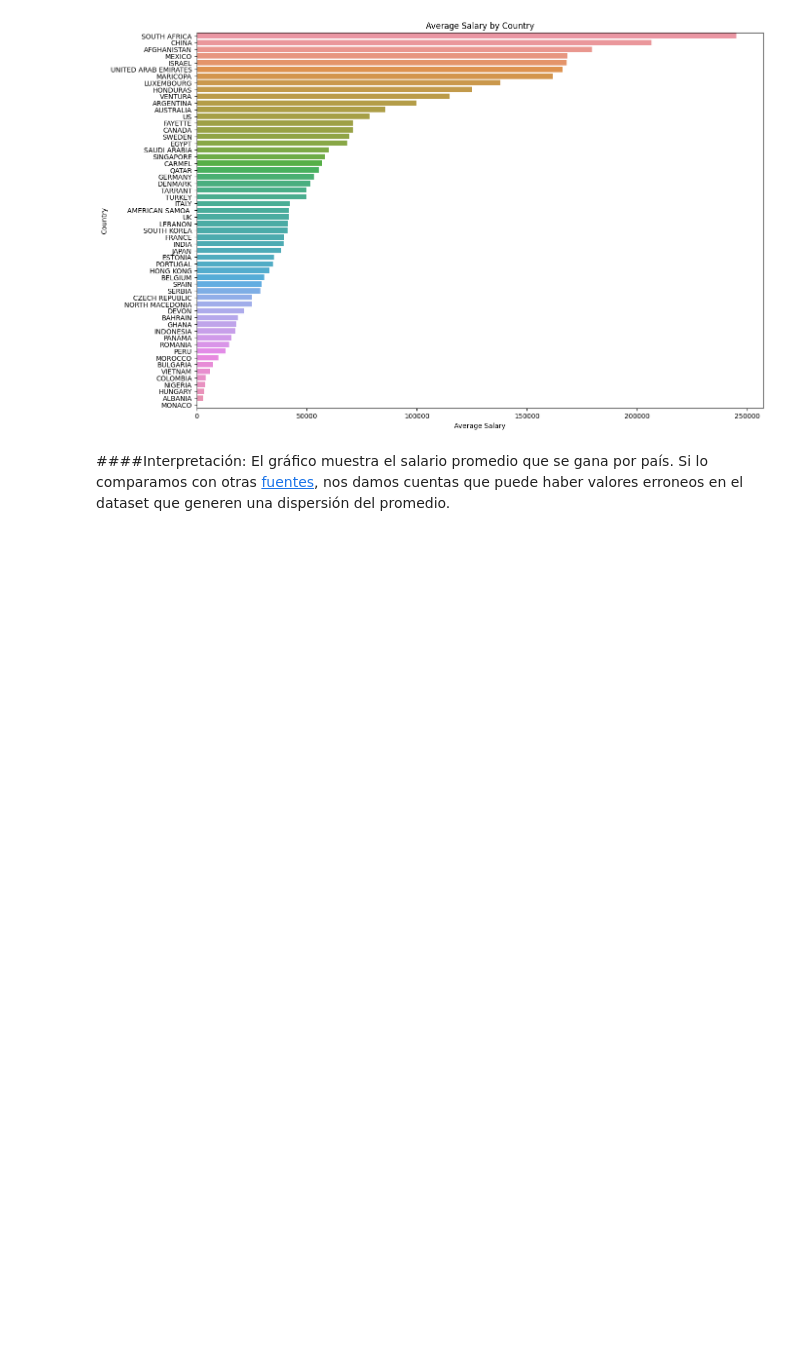
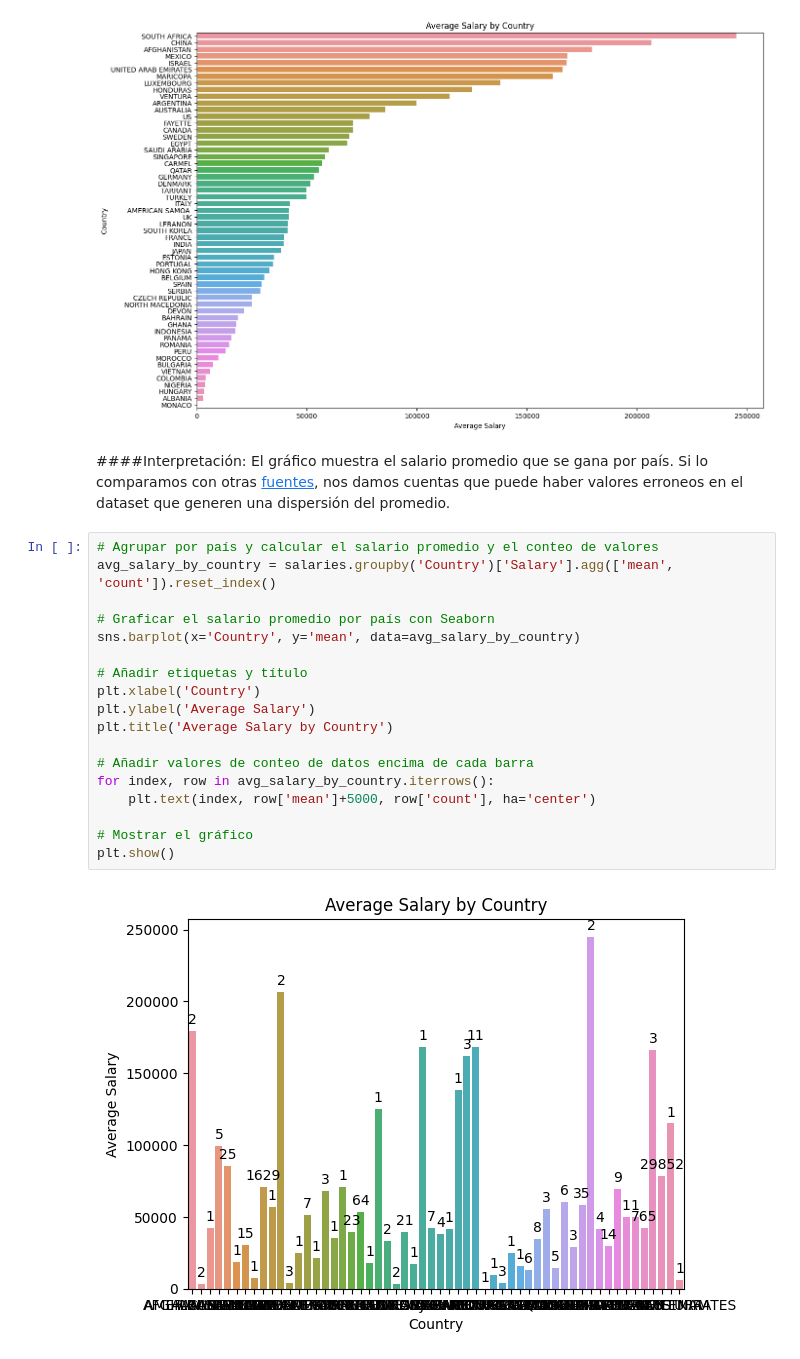
Before and after one commit to CarlosARossi/dataScienceCoder, a Jupyter notebook: Visualización+Rossi.ipynb, the cells around one changed output. Saved outputs shown, nothing was run; the diff lists cells and outputs as text; blank space fills up the shorter version.

```diff
--- a/Visualización+Rossi.ipynb
+++ b/Visualización+Rossi.ipynb
@@ -158,3 +158,23 @@ Text(0.5, 1.0, 'Average Salary by Country')
 # %% [markdown]
 ####Interpretación:
 El gráfico muestra el salario promedio que se gana por país. Si lo comparamos con otras [fuentes](https://es.wikipedia.org/wiki/Anexo:Pa%C3%ADses_seg%C3%BAn_el_salario_medio), nos damos cuentas que puede haber valores erroneos en el dataset que generen una dispersión del promedio.
+# %%
+# Agrupar por país y calcular el salario promedio y el conteo de valores
+avg_salary_by_country = salaries.groupby('Country')['Salary'].agg(['mean', 'count']).reset_index()
+
+# Graficar el salario promedio por país con Seaborn
+sns.barplot(x='Country', y='mean', data=avg_salary_by_country)
+
+# Añadir etiquetas y título
+plt.xlabel('Country')
+plt.ylabel('Average Salary')
+plt.title('Average Salary by Country')
+
+# Añadir valores de conteo de datos encima de cada barra
+for index, row in avg_salary_by_country.iterrows():
+    plt.text(index, row['mean']+5000, row['count'], ha='center')
+
+# Mostrar el gráfico
+plt.show()
+# %% [output]
+[figure, added]
```
Also changed, not shown: parts of 4 cells of this notebook.
